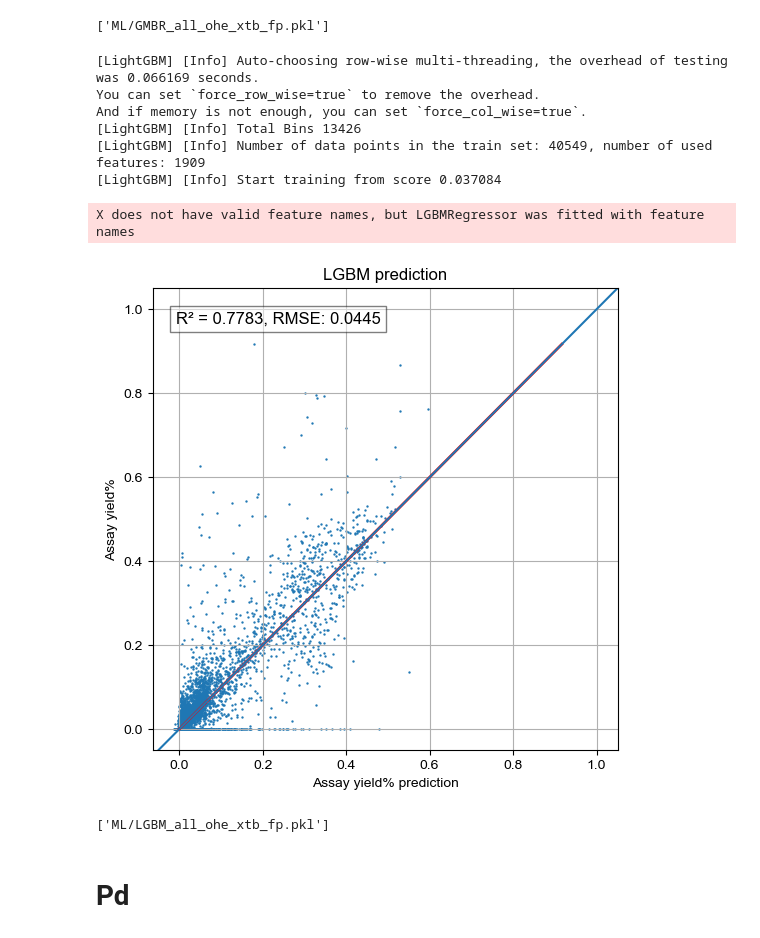
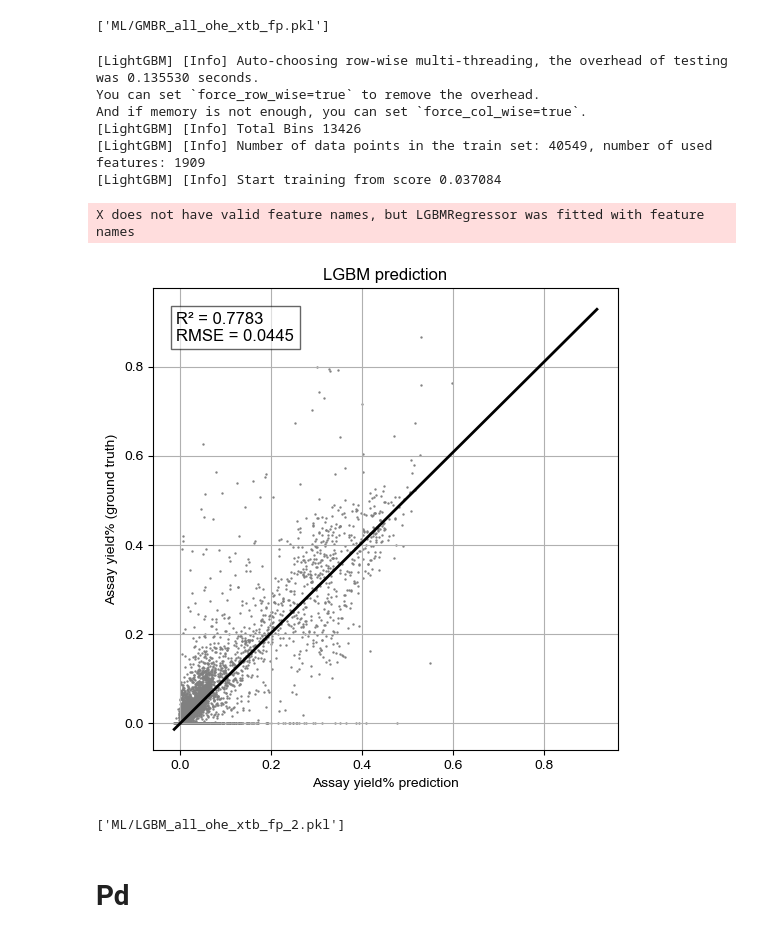
Before and after one commit to cernak-lab/cernakHTE, a Jupyter notebook: Figures_code/ML_base_models_OHE_and_fp_xtb.ipynb, the cells around one changed output. Cells and saved outputs as stored; diff of their text form; code cells hidden in the pictures.

```diff
--- a/Figures_code/ML_base_models_OHE_and_fp_xtb.ipynb
+++ b/Figures_code/ML_base_models_OHE_and_fp_xtb.ipynb
@@ -90,7 +90,7 @@ def plot_targets(pred, ground_truth, name , save=False, conversion=True):
     rmse = np.sqrt(mean_squared_error(ground_truth, pred))
 
 
-    ax.scatter(pred, ground_truth, s=0.5)
+    ax.scatter(pred, ground_truth, s=0.5, color='black')
     plt.plot([ground_truth.min(), ground_truth.max()], [ground_truth.min(),ground_truth.max()], 'r', lw=2, label='Ideal Line')
     ax.axline((1, 1), slope=1)
     plt.xlabel(f"Assay yield% prediction")
@@ -381,30 +380,71 @@ model_save(cls, filename)
 # %% [output]
 [figure]
 ['ML/GMBR_all_ohe_xtb_fp.pkl']
+# %%
+def plot_targets(pred, ground_truth, name , save=False, conversion=True):
+    """Plot true vs predicted value in a scatter plot
+
+    Args:
+        pred (array): predicted values
+        ground_truth (array): ground truth values
+    """
+    f, ax = plt.subplots(figsize=(6, 6))
+    r_squared = r2_score(ground_truth, pred)
+    rmse = np.sqrt(mean_squared_error(ground_truth, pred))
+
+
+    ax.scatter(pred, ground_truth, s=0.5, color='grey')
+ # Ideal line (y = x) - dashed red
+    min_val = min(ground_truth.min(), pred.min())
+    max_val = max(ground_truth.max(), pred.max())
+#     ax.plot([min_val, max_val], [min_val, max_val], 'r--', lw=2, label='Ideal Line')
+
+    # Best fit line (regression) - SOLID BLACK
+    coef = np.polyfit(pred, ground_truth, 1)
+    poly1d_fn = np.poly1d(coef)
+    ax.plot([min_val, max_val], poly1d_fn([min_val, max_val]), color='black', lw=2)
+
+    ax.set_xlabel("Assay yield% prediction")
+    ax.set_ylabel("Assay yield% (ground truth)")
+    ax.set_title(f"{name.split('_')[0]} prediction")
+    ax.grid(True)
+
+    # Text annotation (R² and RMSE)
+    ax.text(0.05, 0.95, f'R² = {r_squared:.4f}\nRMSE = {rmse:.4f}',
+            transform=ax.transAxes,
+            fontsize=12,
+            verticalalignment='top',
+            bbox=dict(facecolor='white', alpha=0.6))
+
+#     ax.legend()
+
+    if save:
+        plt.savefig(f'ML/{name}.png', dpi=300)
+    plt.show()
 # %%
 from lightgbm import LGBMRegressor
 
 cls = LGBMRegressor()
 cls.fit(X_train_fp, y_train_fp)
 metal = 'all_ohe_xtb_fp'
 n = f'LGBM_{metal}'
-filename = f'ML/{n}'
+filename = f'ML/{n}_2'
 # cls = model_load(filename)
 # y_prediced_training = cls.predict(X_train_fp)
 y_prediced_test = cls.predict(X_test_fp)
 
 plot_targets(y_prediced_test, y_test_fp, f'{n}_testing' , save=True, conversion=True)
 model_save(cls, filename)
 # %% [output]
-[LightGBM] [Info] Auto-choosing row-wise multi-threading, the overhead of testing was 0.066169 seconds.
+[LightGBM] [Info] Auto-choosing row-wise multi-threading, the overhead of testing was 0.135530 seconds.
 You can set `force_row_wise=true` to remove the overhead.
 And if memory is not enough, you can set `force_col_wise=true`.
 [LightGBM] [Info] Total Bins 13426
 [LightGBM] [Info] Number of data points in the train set: 40549, number of used features: 1909
 [LightGBM] [Info] Start training from score 0.037084
 X does not have valid feature names, but LGBMRegressor was fitted with feature names
-[figure, old version]
+[figure, new version]
-['ML/LGBM_all_ohe_xtb_fp.pkl']
+['ML/LGBM_all_ohe_xtb_fp_2.pkl']
 # %% [markdown]
 # Pd
 # %%
```
Also changed, not shown: parts of 15 cells of this notebook, 2 other files.
